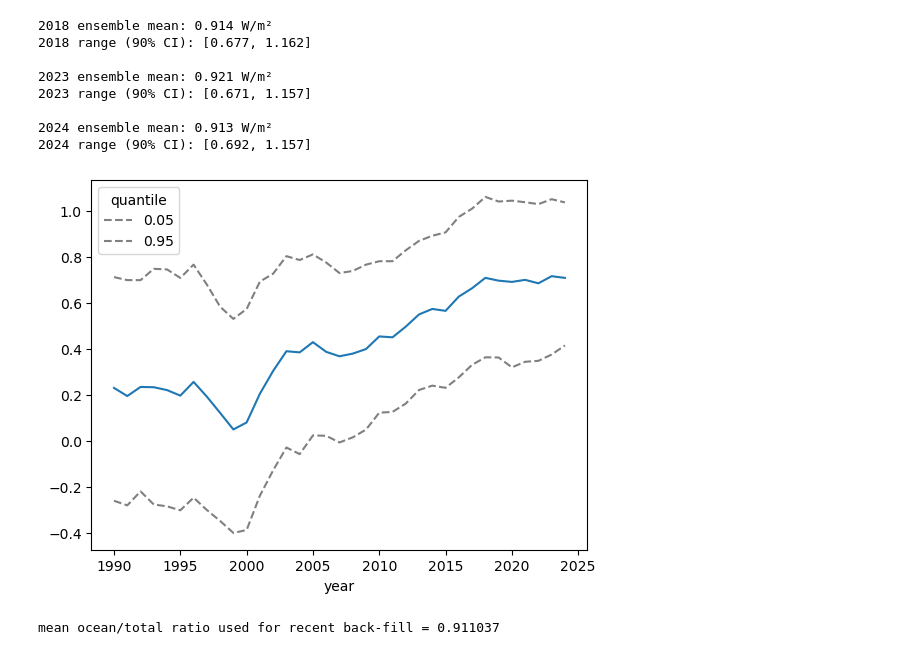
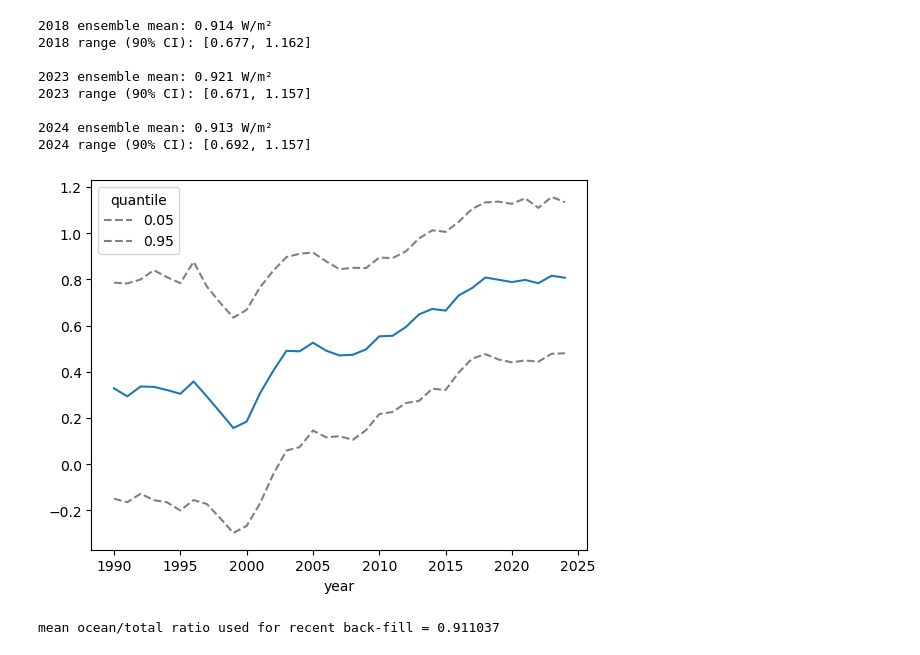
Before and after one commit to vtcooper/bayecs, a Jupyter notebook: prep_calculations.ipynb, the cells around one changed output. Cells and saved outputs as stored; diff of their text form; code cells hidden in the pictures.

```diff
--- a/prep_calculations.ipynb
+++ b/prep_calculations.ipynb
@@ -348,7 +462,7 @@ print(f'2024 range (90% CI): [{eei_wm2_da_lower.sel(year=2024).values:.3f}, {eei
 2024 range (90% CI): [0.692, 1.157]
 # %%
 ## Define preindustrial baseline (following Sherwood)
-N_PI_mean = 0.2  # W/m²
+N_PI_mean = 0.2 - 0.1  # W/m²
 N_PI_std = 0.2 / 1.645  # convert 5-95% range (0 to 0.4) to 1σ ≈ 0.12 W/m²
 
 ## Draw preindustrial baseline for each ensemble member (constant in time)
@@ -357,34 +471,34 @@ N_PI_ens = np.random.randn(n_ens) * N_PI_std + N_PI_mean
 ## Calculate ΔN = N_recent - N_PI for each ensemble member
 deltaN_ens = eei_wm2_da_ens - N_PI_ens[:, np.newaxis]  # broadcast over time
 
 ## Add internal variability (independent for each year)
 sigma_iv = 0.07  # W/m², from Sherwood
 internal_var = np.random.randn(n_ens, len(eei_wm2_da.year)) * sigma_iv
 
 ## Total anomaly with all uncertainty sources
 deltaN_total_ens = deltaN_ens + internal_var
 
 ## Convert to xarray
 deltaN_da_ens = xr.DataArray(
     deltaN_total_ens,
     dims=['ens', 'year'],
     coords={'ens': np.arange(n_ens), 'year': eei_wm2_da.year}
 )
 
 # Sherwood's quadrature formula:
 # σ(ΔN)² = σ(recent)² + σ(PI)² + σ(IV)²
 
 # Your Monte Carlo implicitly does this because:
 # - recent measurement: independent draws each year
 # - PI baseline: independent draw per ensemble (constant offset)
 # - internal variability: independent draws each year
 # → Total variance = sum of component variances
 
 deltaN_da_ens.mean(dim='ens').plot.line(x='year')
 deltaN_da_ens.quantile([.05,.95],dim='ens').plot.line(x='year',c='gray',ls='--')
 plt.show()
 # %% [output]
-[figure, old version]
+[figure, new version]
 # %%
 # Load EEI table
 path = (
```
Also changed, not shown: parts of 70 cells of this notebook, 10 other files.
